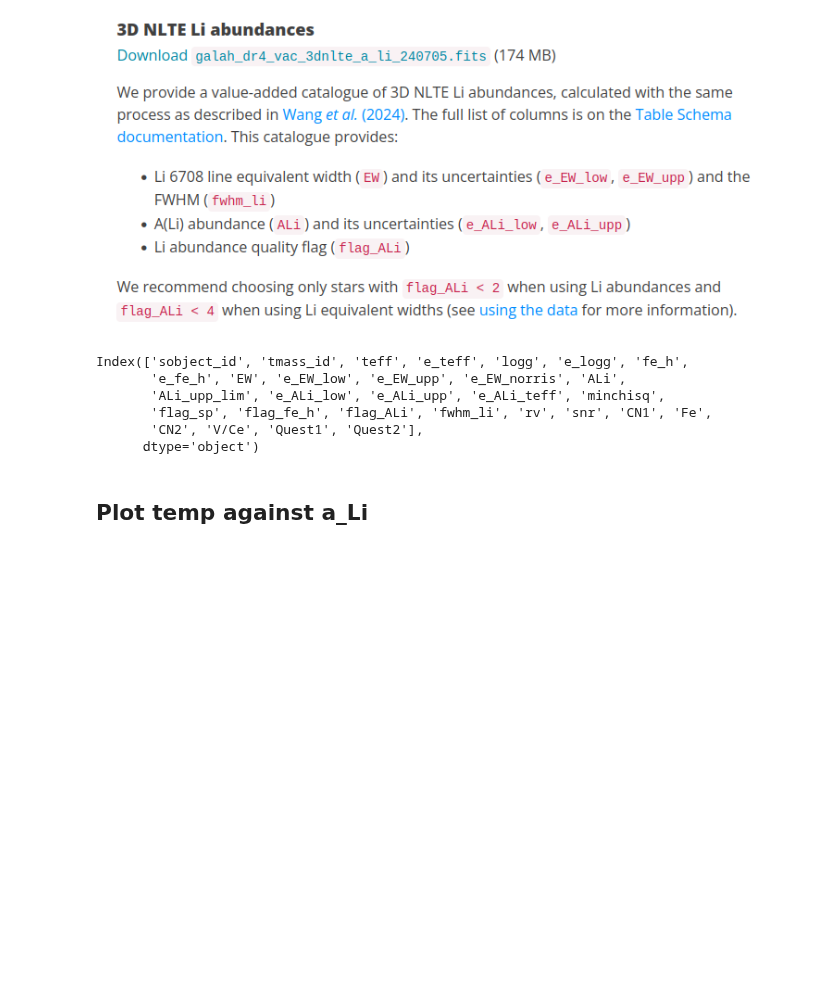
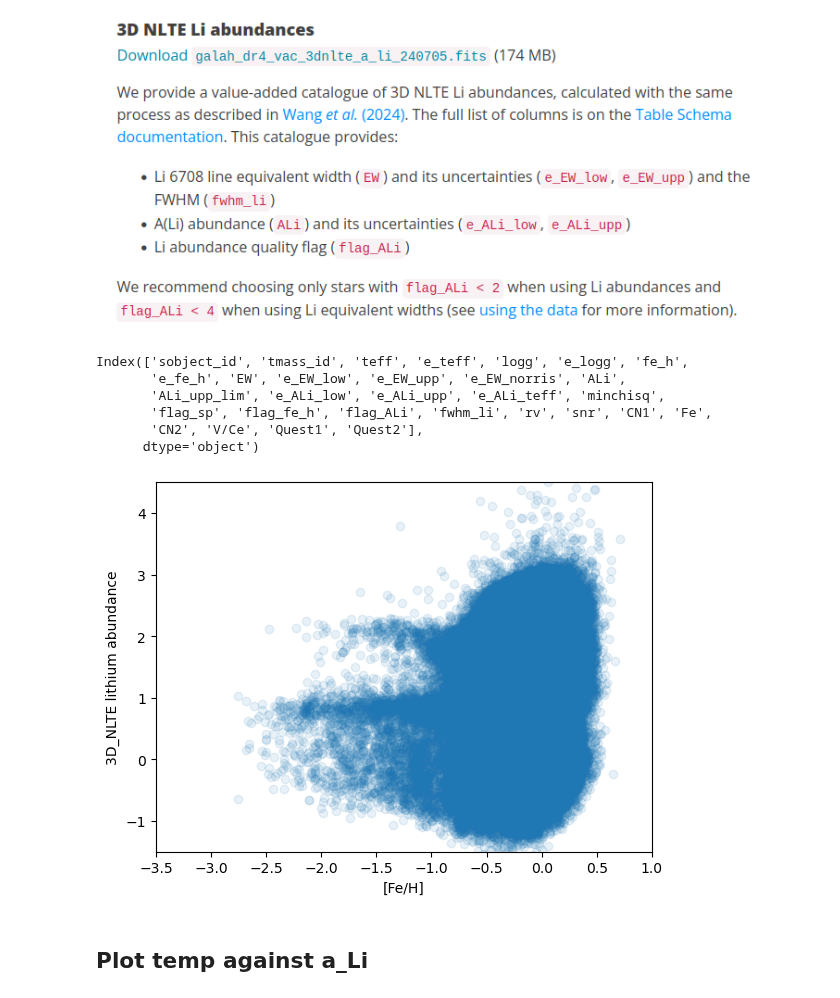
Before and after one commit to juanpabloidarraga/master_thesis, a Jupyter notebook: code/playing_galah.ipynb, the cells around one changed output. Saved outputs shown, nothing was run; the diff lists cells and outputs as text; code cells hidden in the pictures; blank space fills up the shorter version.

```diff
--- a/code/playing_galah.ipynb
+++ b/code/playing_galah.ipynb
@@ -143,3 +141,12 @@ Ali_3dnlte = df_galah_3dnlte['ALi']
+# %%
+plt.scatter(df_galah_3dnlte['fe_h'], df_galah_3dnlte['ALi'], alpha=0.1)
+plt.xlabel('[Fe/H]')
+plt.ylabel('3D_NLTE lithium abundance')
+plt.xlim(-3.5, 1.0)
+plt.ylim(-1.5, 4.5)
+plt.show()
+# %% [output]
+[figure, added]
 # %% [markdown]
 ## Plot temp against a_Li
 # %% [markdown]
```
Also changed, not shown: parts of 6 cells of this notebook, 5 other files.
